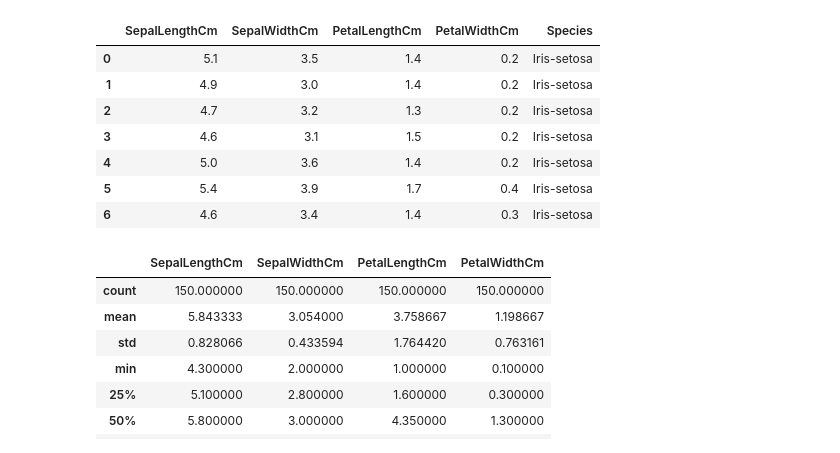
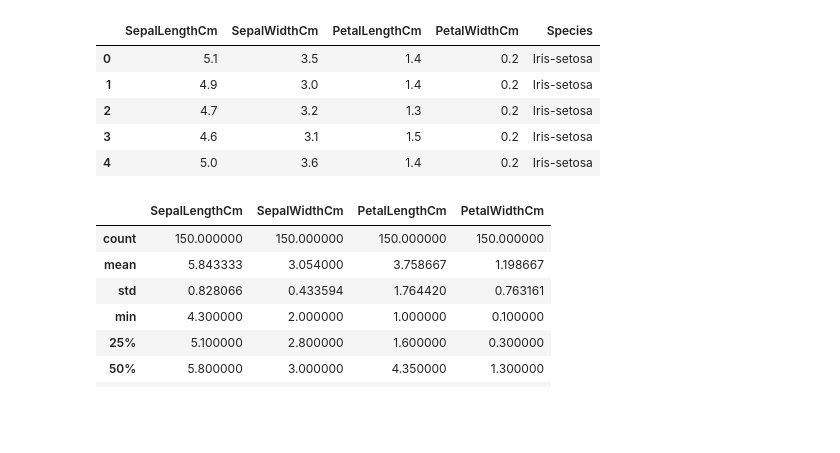
Before and after one commit to theshadow1604/IRIS, a Jupyter notebook: IRIS.ipynb, the cells around one changed output. Cells and saved outputs as stored; diff of their text form; code cells hidden in the pictures; blank space fills up the shorter version.

```diff
--- a/IRIS.ipynb
+++ b/IRIS.ipynb
@@ -15,16 +15,14 @@ Saving Iris.csv to Iris.csv
 # %%
 Irisdata = pd.read_csv('Iris.csv')
 Irisdata = Irisdata.drop(columns=['Id'])
-Irisdata.head(7)
+Irisdata.head()
 # %% [output]
 |  | SepalLengthCm | SepalWidthCm | PetalLengthCm | PetalWidthCm | Species |
 | 0 | 5.1 | 3.5 | 1.4 | 0.2 | Iris-setosa |
 | 1 | 4.9 | 3.0 | 1.4 | 0.2 | Iris-setosa |
 | 2 | 4.7 | 3.2 | 1.3 | 0.2 | Iris-setosa |
 | 3 | 4.6 | 3.1 | 1.5 | 0.2 | Iris-setosa |
 | 4 | 5.0 | 3.6 | 1.4 | 0.2 | Iris-setosa |
-| 5 | 5.4 | 3.9 | 1.7 | 0.4 | Iris-setosa |
-| 6 | 4.6 | 3.4 | 1.4 | 0.3 | Iris-setosa |
 # %%
 Irisdata.describe()
 # %% [output]
```
Also changed, not shown: parts of 19 cells of this notebook.
